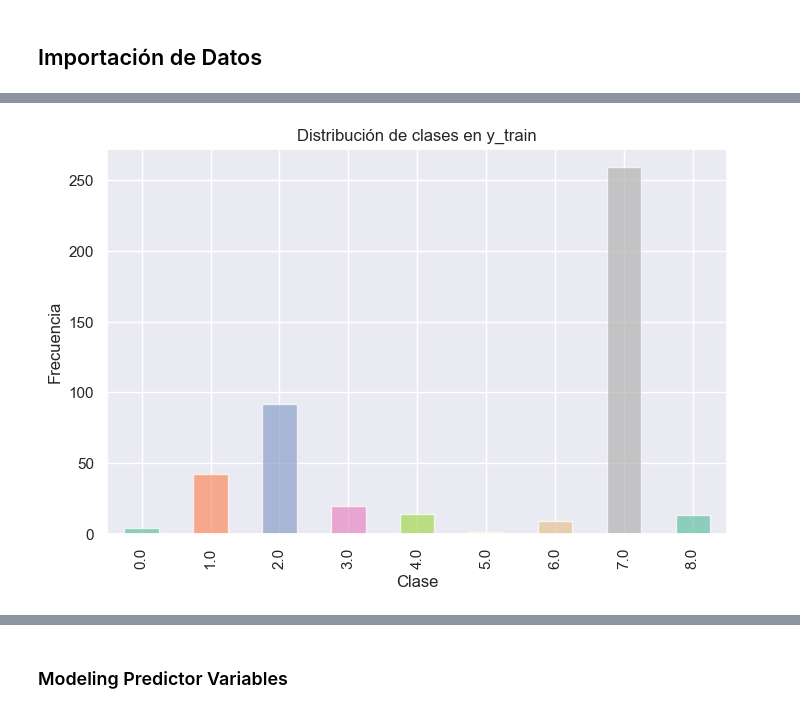
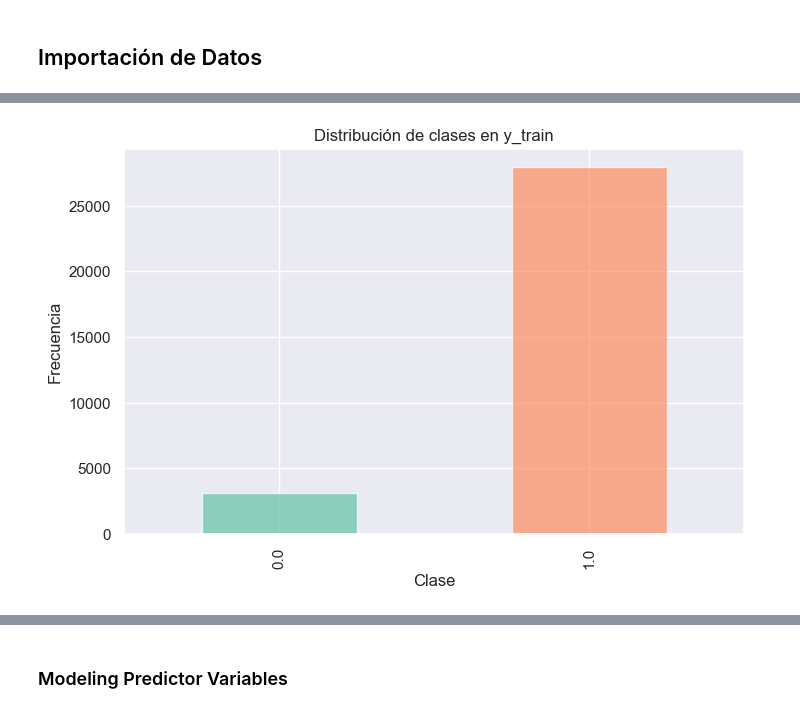
Before and after one commit to clblommberg/PI_MLOPS_Steam, a Jupyter notebook: notebooks/3_Entrenamiento.ipynb, the cells around one changed output, grey strips where cells are left out. Saved outputs shown, nothing was run; the diff lists cells and outputs as text; code cells hidden in the pictures.

```diff
--- a/notebooks/3_Entrenamiento.ipynb
+++ b/notebooks/3_Entrenamiento.ipynb
@@ -89,0 +126,36 @@ y_test: (114, 1)
+# %%
+class SentimentAnalysisProcessor:
+    def __init__(self, threshold_low=-0.5, threshold_high=0.5):
+        self.threshold_low = threshold_low
+        self.threshold_high = threshold_high
+        self.analyzer = SentimentIntensityAnalyzer()
+
+    def process_data(self, input_df):
+        # Crear una copia del DataFrame de entrada para evitar modificaciones no deseadas
+        allowed_genres = ['strategy', 'indie', 'rpg', 'action', 'simulation', 'adventure']
+        df_a = input_df[input_df['genres_str'].isin(allowed_genres)]
+        df = df_a.copy()
+
+        # Aplicar el análisis de sentimientos a la columna 'review'
+        df['scores_review'] = df['review'].apply(lambda x: self.analyzer.polarity_scores(x)['compound'])
+
+        # Crear la nueva columna 'score_new' según las bandas definidas
+        df['score_new'] = df['scores_review'].apply(lambda x: 0 if x < self.threshold_low else (2 if x > self.threshold_high else 1))
+
+        # Clasificar las reseñas numéricamente
+        df['sentiment_numeric'] = df['score_new']
+
+        # Clasificar las reseñas como "Positive", "Negative" o "Neutral"
+        df['sentiment_more_less'] = df['score_new'].apply(lambda x: 'Positive' if x == 2 else ('Negative' if x == 0 else 'Neutral'))
+
+        # Eliminar las columnas 'review' y 'scores_review' si es necesario
+        columns_to_drop = ['review', 'scores_review', 'release_date', 'posted_date', 'item_name', 'sentiment_numeric','user_reviews_item_id','user_id','users_items_item_id']
+        df = df.drop(columns=columns_to_drop)
+        df['steam_id'] = df['steam_id'].astype('object')
+        df['game_id'] = df['game_id'].astype('object')
+        return df
+
+# Crear una instancia de la clase
+sentiment_processor = SentimentAnalysisProcessor()
+# Pasar el DataFrame a la clase para el procesamiento
+output_df_train = sentiment_processor.process_data(concat_df)
@@ -89,0 +273,6 @@ y_test: (114, 1)
+# %%
+# Definir la variable objetivo "recommend" codificada
+y_df_train = transformed_df_train[['recommend']]
+
+# Seleccionar el resto de las columnas (variables predictoras) y eliminar la columna
+X_df_train= transformed_df_train.drop(columns=['recommend'])
@@ -90,17 +288,17 @@ y_test: (114, 1)
 # %%
 # Establecer el estilo y la paleta de colores
 sns.set(style="darkgrid")
 palette = "Set2"
 
 # Crear un gráfico de barras para la columna 'biopsia'
 plt.figure(figsize=(8, 5))
-y_train['biopsia'].value_counts().sort_index().plot(kind='bar', color=sns.color_palette(palette), alpha=0.7)
+y_df_train['recommend'].value_counts().sort_index().plot(kind='bar', color=sns.color_palette(palette), alpha=0.7)
 plt.title('Distribución de clases en y_train')
 plt.xlabel('Clase')
 plt.ylabel('Frecuencia')
 plt.show()
 # %% [output]
-[figure, old version]
+[figure, new version]
 # %%
 # Verificar el balance de clases en los conjuntos de entrenamiento y prueba
 print("Distribución de clases en X_train:")
```
Also changed, not shown: parts of 47 cells of this notebook, 10 other files.
